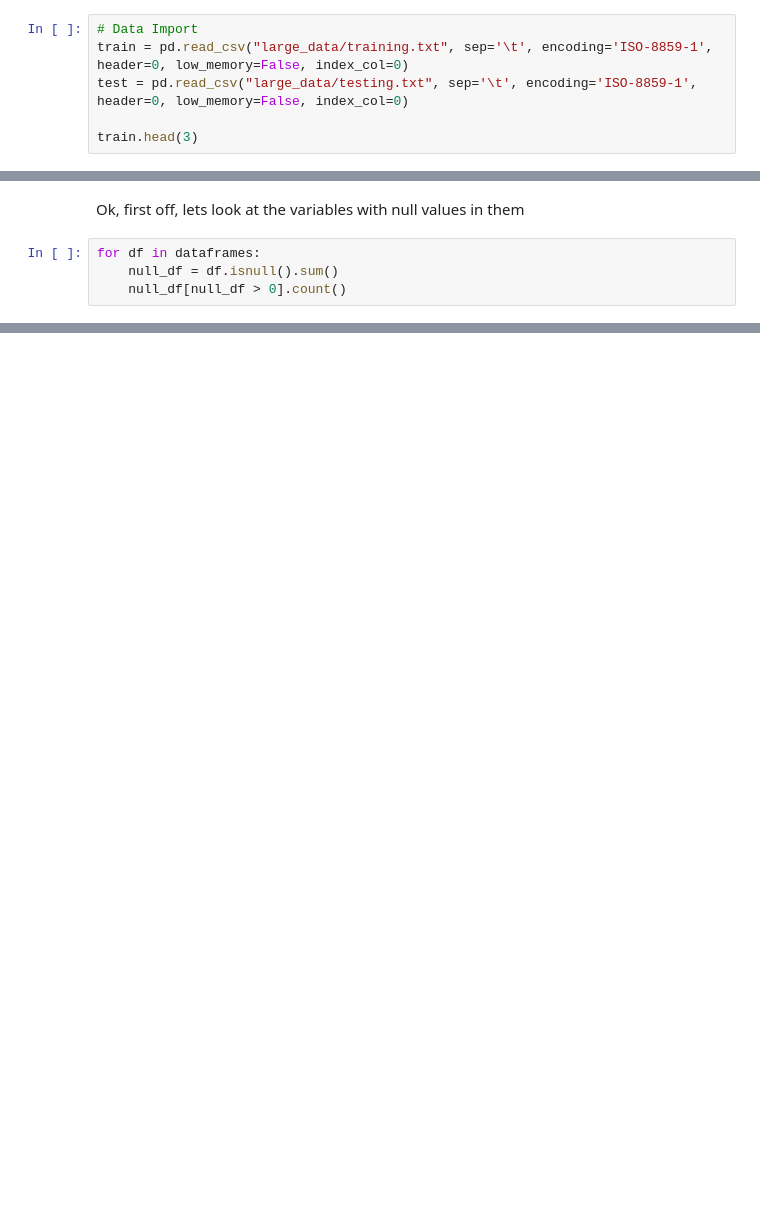
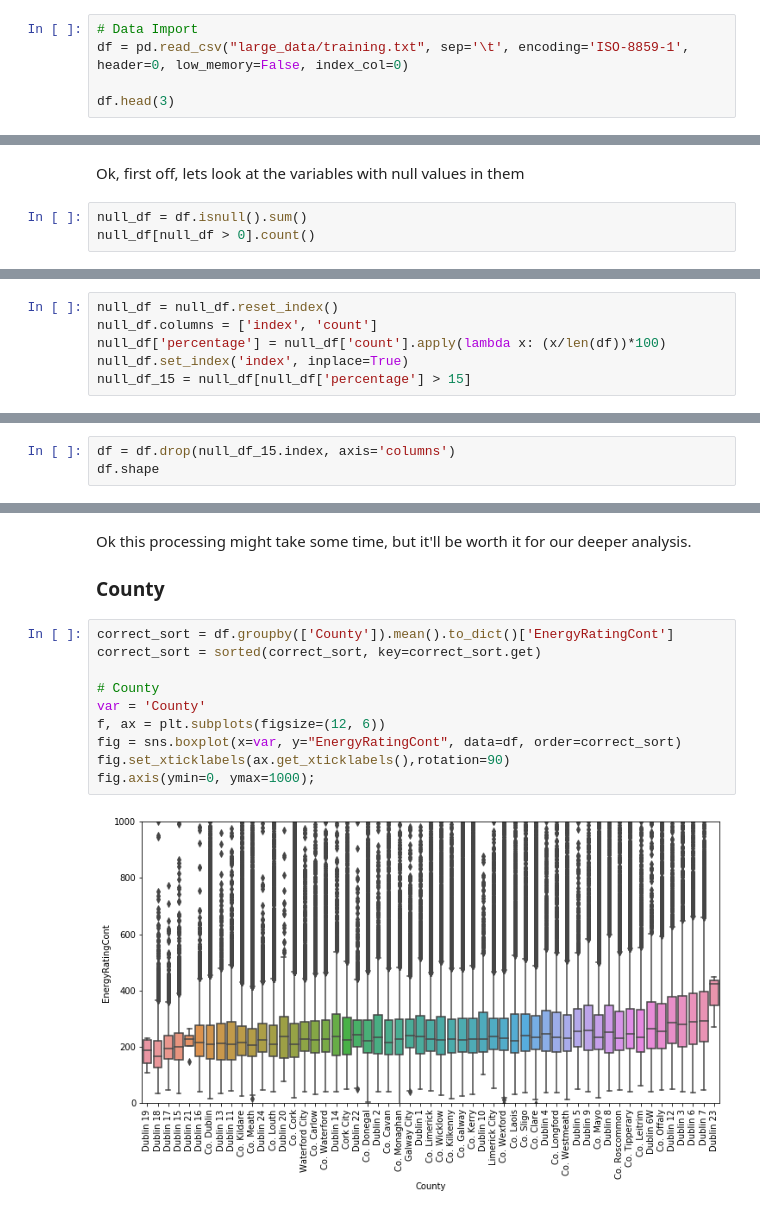
Before and after one commit to mcsweena/AIB-Datahack-2016, a Jupyter notebook: Part2-Deeper-Data-Exploration.ipynb, the cells around one changed output, grey strips where cells are left out. Cells and saved outputs as stored; diff of their text form; blank space fills up the shorter version.

```diff
--- a/Part2-Deeper-Data-Exploration.ipynb
+++ b/Part2-Deeper-Data-Exploration.ipynb
@@ -21,7 +21,6 @@ warnings.filterwarnings('ignore')
 %matplotlib inline
 # %%
 # Data Import
-train = pd.read_csv("large_data/training.txt", sep='\t', encoding='ISO-8859-1', header=0, low_memory=False, index_col=0)
-test = pd.read_csv("large_data/testing.txt", sep='\t', encoding='ISO-8859-1', header=0, low_memory=False, index_col=0)
+df = pd.read_csv("large_data/training.txt", sep='\t', encoding='ISO-8859-1', header=0, low_memory=False, index_col=0)
 
-train.head(3)
+df.head(3)
@@ -39,7 +52,6 @@ NameError: name 'train' is not defined
 # %% [markdown]
 Ok, first off, lets look at the variables with null values in them
 # %%
-for df in dataframes:
-    null_df = df.isnull().sum()
-    null_df[null_df > 0].count()
+null_df = df.isnull().sum()
+null_df[null_df > 0].count()
 # %% [output]
@@ -46,0 +65,6 @@ AttributeError: 'str' object has no attribute 'isnull'
+# %%
+null_df = null_df.reset_index()
+null_df.columns = ['index', 'count']
+null_df['percentage'] = null_df['count'].apply(lambda x: (x/len(df))*100)
+null_df.set_index('index', inplace=True)
+null_df_15 = null_df[null_df['percentage'] > 15]
@@ -46,0 +90,3 @@ AttributeError: 'str' object has no attribute 'isnull'
+# %%
+df = df.drop(null_df_15.index, axis='columns')
+df.shape
@@ -46,0 +142,16 @@ AttributeError: 'str' object has no attribute 'isnull'
+# %% [markdown]
+Ok this processing might take some time, but it'll be worth it for our deeper analysis.
+
+### County
+# %%
+correct_sort = df.groupby(['County']).mean().to_dict()['EnergyRatingCont']
+correct_sort = sorted(correct_sort, key=correct_sort.get)
+
+# County
+var = 'County'
+f, ax = plt.subplots(figsize=(12, 6))
+fig = sns.boxplot(x=var, y="EnergyRatingCont", data=df, order=correct_sort)
+fig.set_xticklabels(ax.get_xticklabels(),rotation=90)
+fig.axis(ymin=0, ymax=1000);
+# %% [output]
+[figure, added]
```
Also changed, not shown: parts of 82 cells of this notebook, 1 other file.
